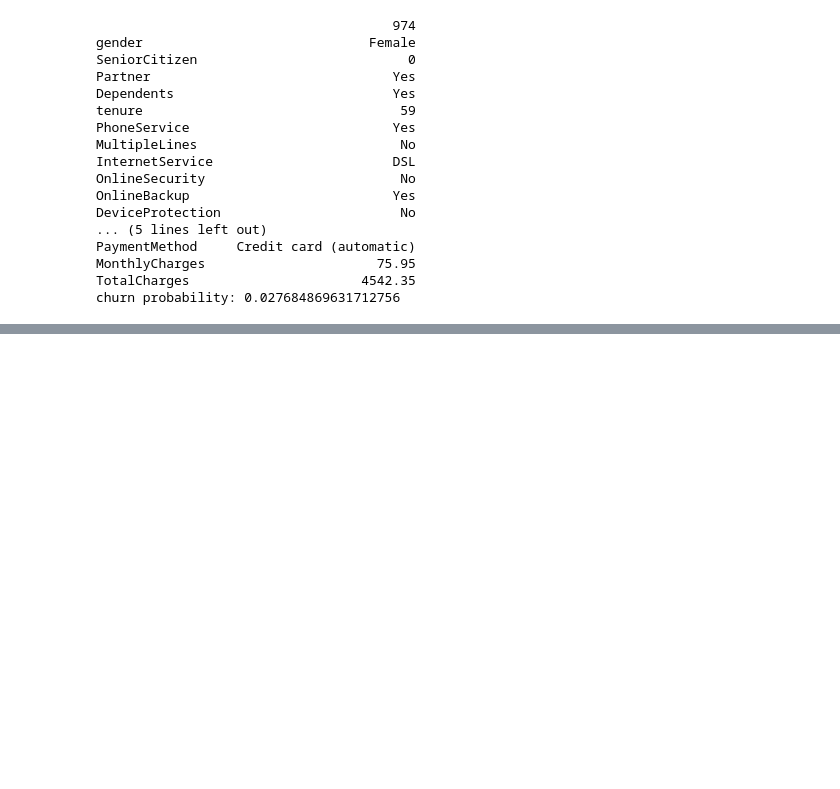
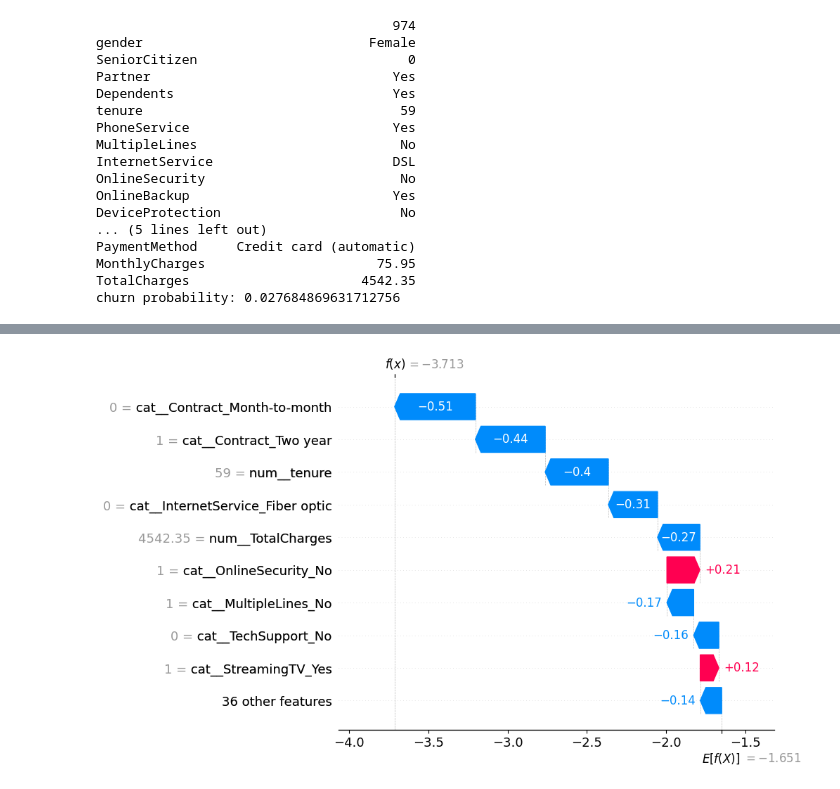
Before and after one commit to myghtyyyy/customer-churn, a Jupyter notebook: telco_churn.ipynb, the cells around one changed output, grey strips where cells are left out. Saved outputs shown, nothing was run; the diff lists cells and outputs as text; code cells hidden in the pictures; blank space fills up the shorter version.

```diff
--- a/telco_churn.ipynb
+++ b/telco_churn.ipynb
@@ -352,0 +385,5 @@ churn probability: 0.027684869631712756
+# %%
+exp = explainer(X_test_t)
+shap.plots.waterfall(exp[0])
+# %% [output]
+[figure, added]
```
Also changed, not shown: parts of 4 cells of this notebook, 4 other files.
